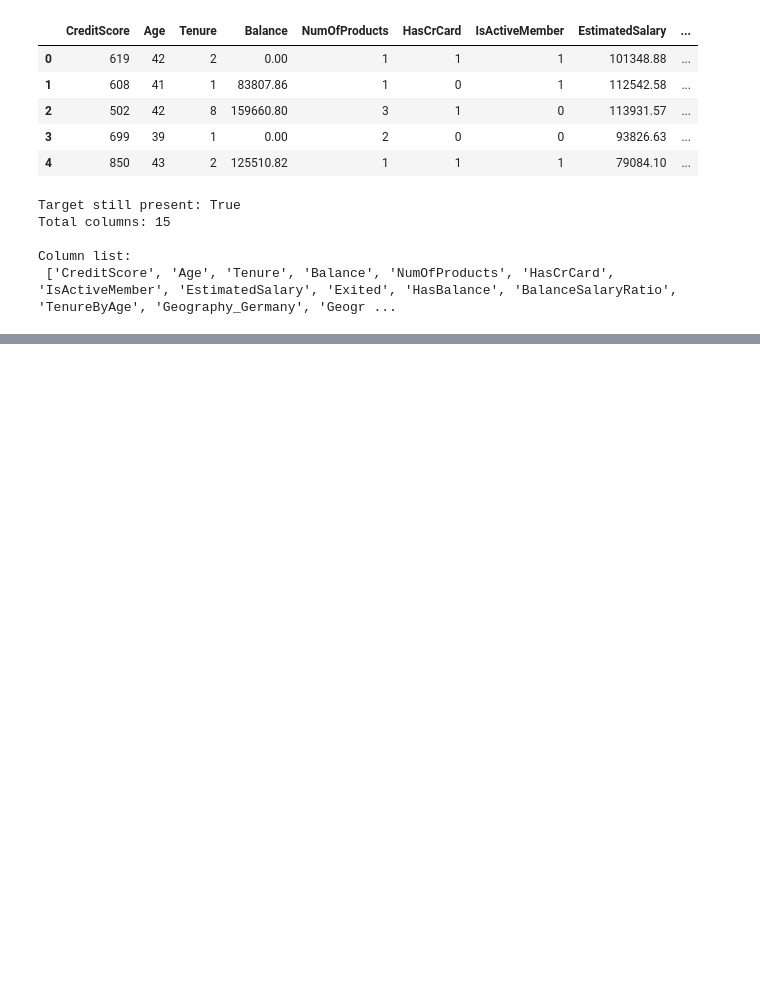
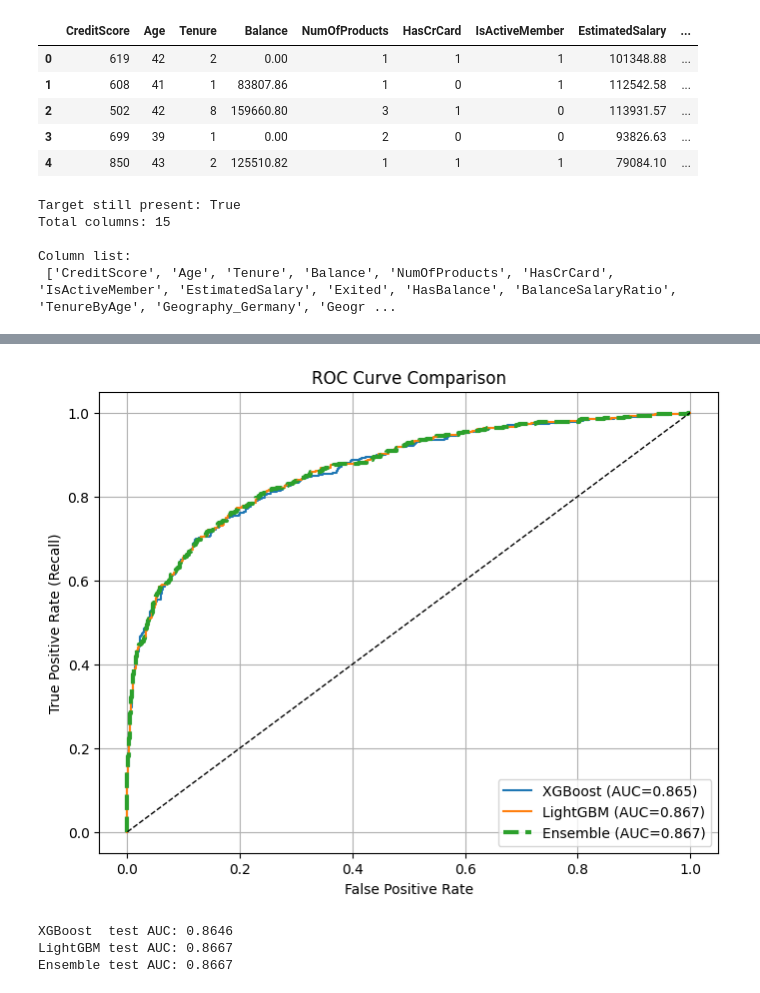
Before and after one commit to rc2308/churn-ensemble-engine, a Jupyter notebook: notebooks/churn_ensemble_engine.ipynb, the cells around one changed output, grey strips where cells are left out. Drawn from its saved outputs; the diff is of its cells as text; code cells hidden in the pictures; blank space fills up the shorter version.

```diff
--- a/notebooks/churn_ensemble_engine.ipynb
+++ b/notebooks/churn_ensemble_engine.ipynb
@@ -209,0 +611,15 @@ Column list:
+# %%
+weights = np.arange(0.0, 1.01, 0.05)
+best_w, best_auc = 0.5, 0
+
+for w in weights:
+    blended = w * prob_xgb + (1 - w) * prob_lgbm
+    auc_w = roc_auc_score(y_test, blended)
+    if auc_w > best_auc:
+        best_auc, best_w = auc_w, w
+
+ENSEMBLE_WEIGHT = best_w
+prob_stack_smote = ENSEMBLE_WEIGHT * prob_xgb + (1 - ENSEMBLE_WEIGHT) * prob_lgbm
+
+print(f"Best weight w (XGB) = {ENSEMBLE_WEIGHT:.2f}")
+print(f"Best ensemble AUC   = {best_auc:.4f}")
@@ -209,0 +677,21 @@ Column list:
+# %%
+plt.figure(figsize=(8,6))
+for name, prob in [("XGBoost", prob_xgb), ("LightGBM", prob_lgbm), ("Ensemble", prob_ensemble)]:
+    fpr, tpr, _ = roc_curve(y_test, prob)
+    plt.plot(fpr, tpr, label=f"{name} (AUC={auc(fpr,tpr):.3f})",
+             linewidth=3 if name=="Ensemble" else 1.5,
+             linestyle="--" if name=="Ensemble" else "-")
+plt.plot([0,1],[0,1],"k--",lw=1)
+plt.xlabel("False Positive Rate"); plt.ylabel("True Positive Rate (Recall)")
+plt.title("ROC Curve Comparison"); plt.legend(loc="lower right"); plt.grid(True)
+plt.show()
+# %% [output]
+[figure, added]
+# %%
+print("XGBoost  test AUC:", round(roc_auc_score(y_test, prob_xgb), 4))
+print("LightGBM test AUC:", round(roc_auc_score(y_test, prob_lgbm), 4))
+print("Ensemble test AUC:", round(roc_auc_score(y_test, prob_ensemble), 4))
+# %% [output]
+XGBoost  test AUC: 0.8646
+LightGBM test AUC: 0.8667
+Ensemble test AUC: 0.8667
```
Also changed, not shown: parts of 32 cells of this notebook.
